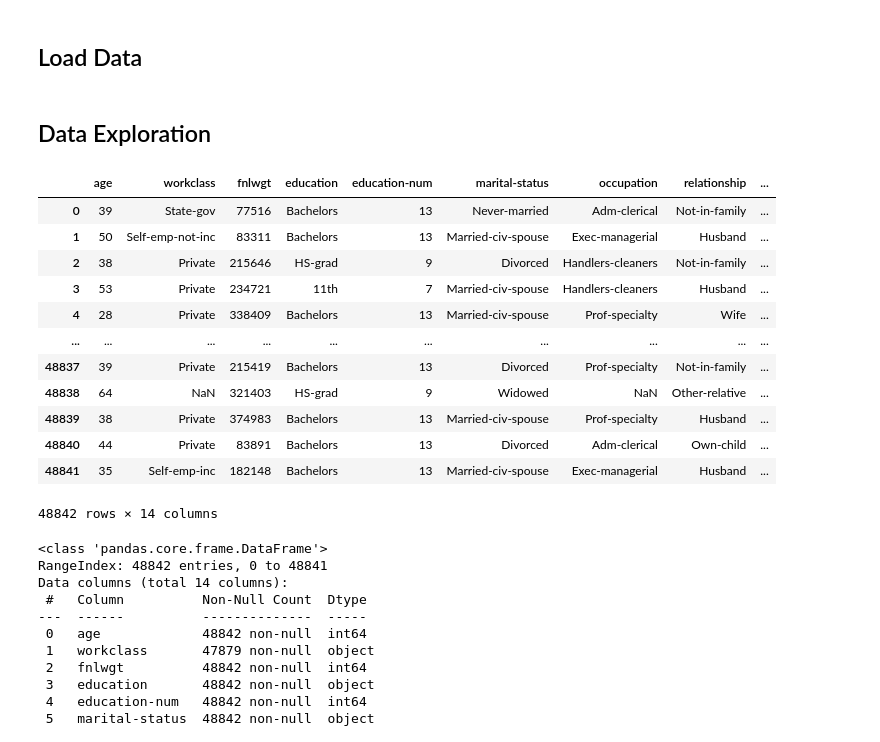
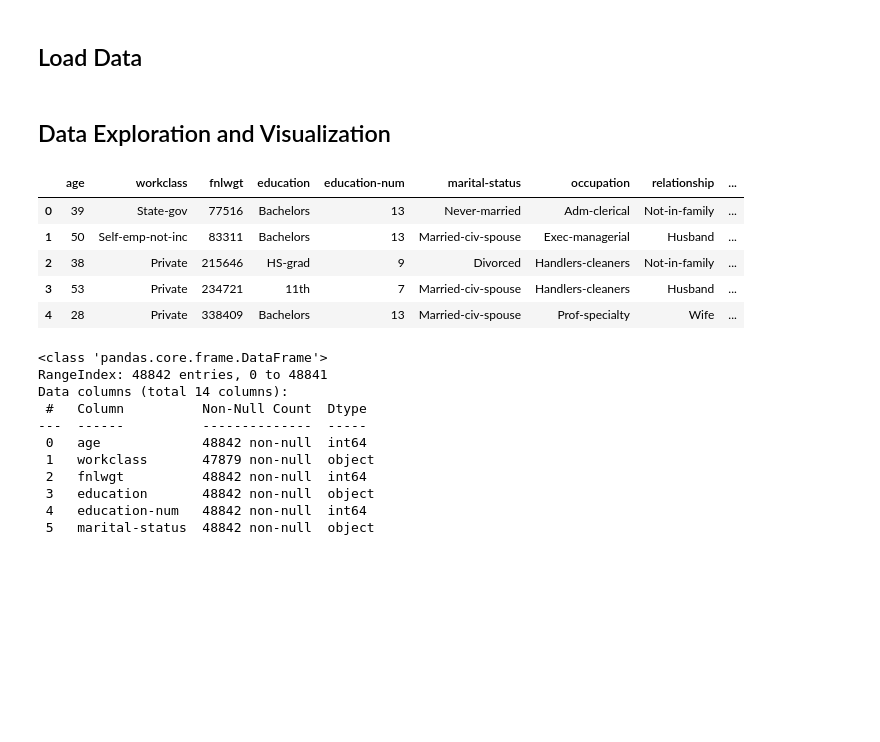
Before and after one commit to Trade4Bread/DAT_402_ML_P1, a Jupyter notebook: ML_P1.ipynb, the cells around one changed output. Saved outputs shown, nothing was run; the diff lists cells and outputs as text; code cells hidden in the pictures; blank space fills up the shorter version.

```diff
--- a/ML_P1.ipynb
+++ b/ML_P1.ipynb
@@ -52,21 +77,14 @@ y = adult.data.targets
 # %% [markdown]
-## Data Exploration
+## Data Exploration and Visualization
 # %%
-X
+X.head()
 # %% [output]
 |  | age | workclass | fnlwgt | education | education-num | marital-status | occupation | relationship | ... |
 | 0 | 39 | State-gov | 77516 | Bachelors | 13 | Never-married | Adm-clerical | Not-in-family | ... |
 | 1 | 50 | Self-emp-not-inc | 83311 | Bachelors | 13 | Married-civ-spouse | Exec-managerial | Husband | ... |
 | 2 | 38 | Private | 215646 | HS-grad | 9 | Divorced | Handlers-cleaners | Not-in-family | ... |
 | 3 | 53 | Private | 234721 | 11th | 7 | Married-civ-spouse | Handlers-cleaners | Husband | ... |
 | 4 | 28 | Private | 338409 | Bachelors | 13 | Married-civ-spouse | Prof-specialty | Wife | ... |
-| ... | ... | ... | ... | ... | ... | ... | ... | ... | ... |
-| 48837 | 39 | Private | 215419 | Bachelors | 13 | Divorced | Prof-specialty | Not-in-family | ... |
-| 48838 | 64 | NaN | 321403 | HS-grad | 9 | Widowed | NaN | Other-relative | ... |
-| 48839 | 38 | Private | 374983 | Bachelors | 13 | Married-civ-spouse | Prof-specialty | Husband | ... |
-| 48840 | 44 | Private | 83891 | Bachelors | 13 | Divorced | Adm-clerical | Own-child | ... |
-| 48841 | 35 | Self-emp-inc | 182148 | Bachelors | 13 | Married-civ-spouse | Exec-managerial | Husband | ... |
-48842 rows × 14 columns
 # %%
 X.info()
 # %% [output]
```
Also changed, not shown: parts of 63 cells of this notebook.
